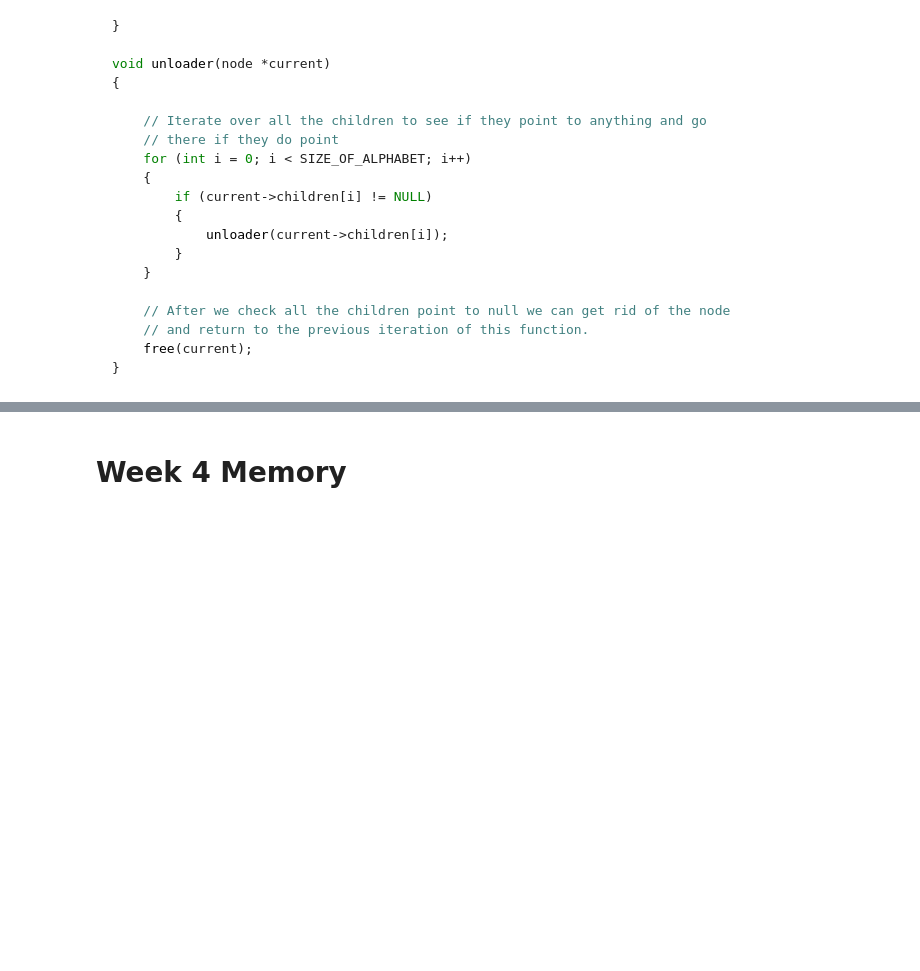
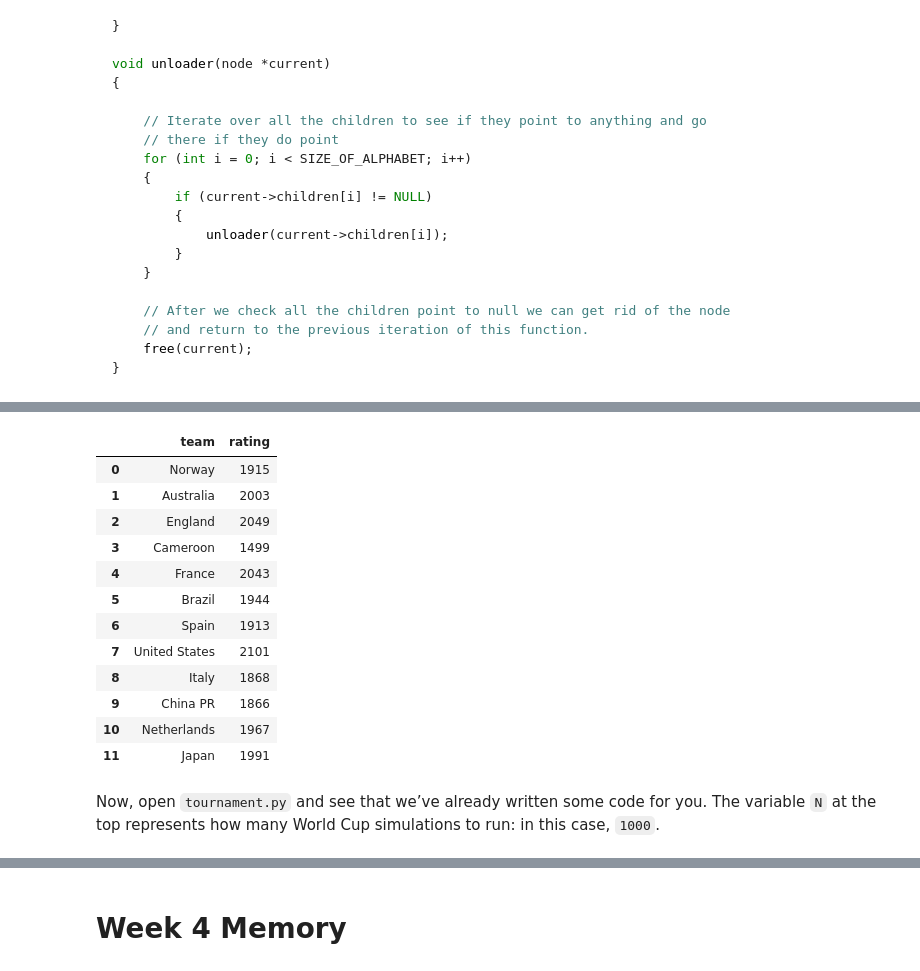
Before and after one commit to lefthand67/07_Harvard, a Jupyter notebook: HarvardCS50_problems.ipynb, the cells around one changed output, grey strips where cells are left out. Drawn from its saved outputs; the diff is of its cells as text; code cells hidden in the pictures; blank space fills up the shorter version.

```diff
--- a/HarvardCS50_problems.ipynb
+++ b/HarvardCS50_problems.ipynb
@@ -3823,0 +4529,20 @@ void unloader(node *current)
+# %%
+trm2019 = pd.read_csv("./Solutions/world-cup/2019w.csv")
+
+trm2019.head(12)
+# %% [output]
+|  | team | rating |
+| 0 | Norway | 1915 |
+| 1 | Australia | 2003 |
+| 2 | England | 2049 |
+| 3 | Cameroon | 1499 |
+| 4 | France | 2043 |
+| 5 | Brazil | 1944 |
+| 6 | Spain | 1913 |
+| 7 | United States | 2101 |
+| 8 | Italy | 1868 |
+| 9 | China PR | 1866 |
+| 10 | Netherlands | 1967 |
+| 11 | Japan | 1991 |
+# %% [markdown]
+Now, open `tournament.py` and see that we’ve already written some code for you. The variable `N` at the top represents how many World Cup simulations to run: in this case, `1000`.
```
Also changed, not shown: parts of 65 cells of this notebook, 57 other files.
